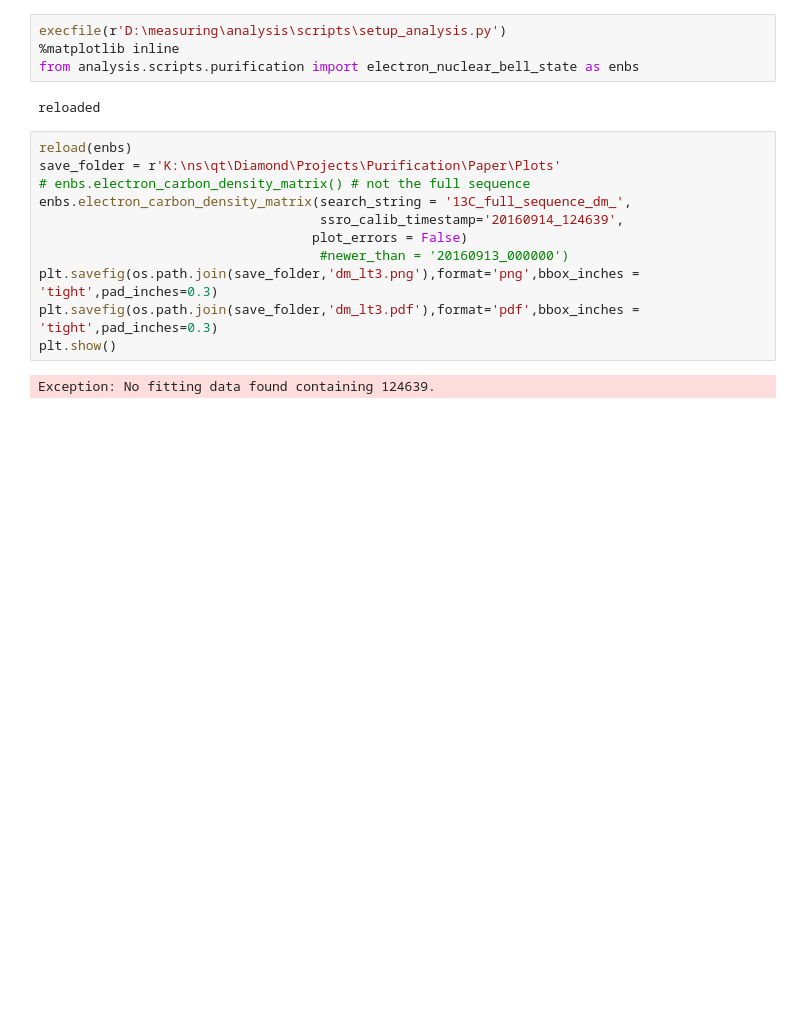
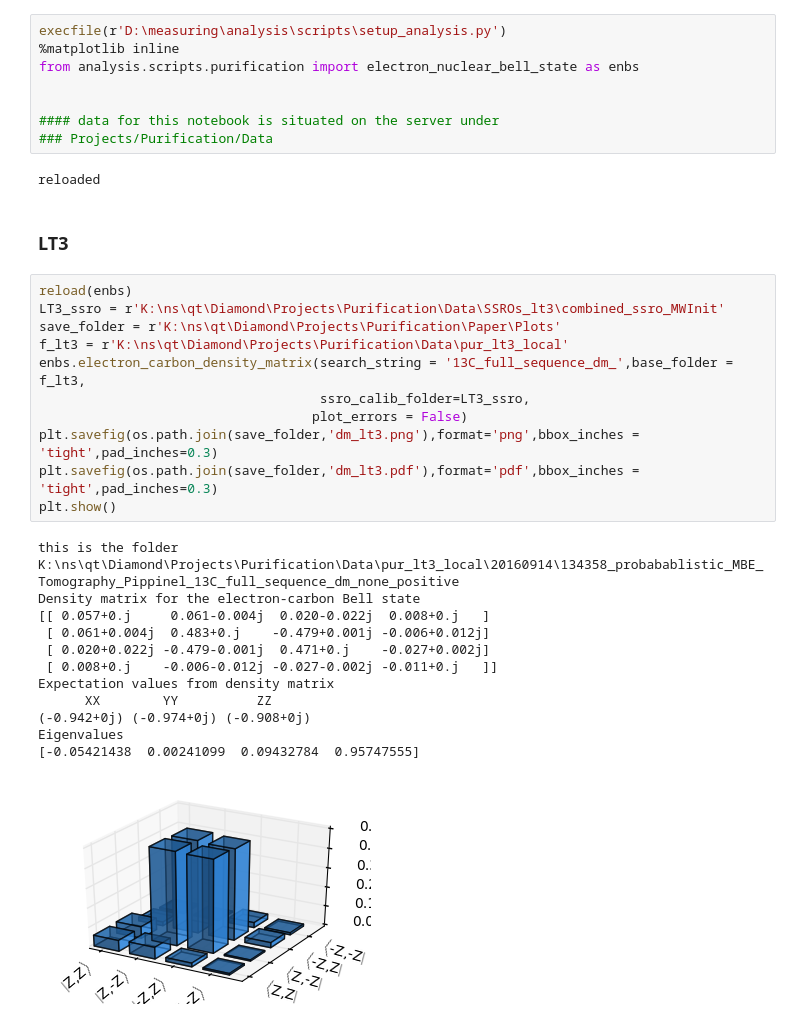
Before and after one commit to zaguros/analysis, a Jupyter notebook: notebooks/purification/Espin_carbon_density_matrix.ipynb, the cells around one changed output. Cells and saved outputs as stored; diff of their text form; blank space fills up the shorter version.

Commit message:
Outsourced some purification analysis to the server (data storage, analyze from anywhere) - NK

```diff
--- a/notebooks/purification/Espin_carbon_density_matrix.ipynb
+++ b/notebooks/purification/Espin_carbon_density_matrix.ipynb
@@ -2,18 +2,35 @@
 execfile(r'D:\measuring\analysis\scripts\setup_analysis.py')
 %matplotlib inline
 from analysis.scripts.purification import electron_nuclear_bell_state as enbs
+
+
+#### data for this notebook is situated on the server under
+### Projects/Purification/Data
 # %% [output]
 reloaded
+# %% [markdown]
+### LT3
 # %%
 reload(enbs)
+LT3_ssro = r'K:\ns\qt\Diamond\Projects\Purification\Data\SSROs_lt3\combined_ssro_MWInit'
 save_folder = r'K:\ns\qt\Diamond\Projects\Purification\Paper\Plots'
-# enbs.electron_carbon_density_matrix() # not the full sequence
-enbs.electron_carbon_density_matrix(search_string = '13C_full_sequence_dm_',
-                                    ssro_calib_timestamp='20160914_124639',
+f_lt3 = r'K:\ns\qt\Diamond\Projects\Purification\Data\pur_lt3_local'
+enbs.electron_carbon_density_matrix(search_string = '13C_full_sequence_dm_',base_folder = f_lt3,
+                                    ssro_calib_folder=LT3_ssro,
                                    plot_errors = False)
-                                    #newer_than = '20160913_000000')
 plt.savefig(os.path.join(save_folder,'dm_lt3.png'),format='png',bbox_inches = 'tight',pad_inches=0.3)
 plt.savefig(os.path.join(save_folder,'dm_lt3.pdf'),format='pdf',bbox_inches = 'tight',pad_inches=0.3)
 plt.show()
 # %% [output]
-Exception: No fitting data found containing 124639.
+this is the folder K:\ns\qt\Diamond\Projects\Purification\Data\pur_lt3_local\20160914\134358_probabablistic_MBE_Tomography_Pippinel_13C_full_sequence_dm_none_positive
+Density matrix for the electron-carbon Bell state
+[[ 0.057+0.j     0.061-0.004j  0.020-0.022j  0.008+0.j   ]
+ [ 0.061+0.004j  0.483+0.j    -0.479+0.001j -0.006+0.012j]
+ [ 0.020+0.022j -0.479-0.001j  0.471+0.j    -0.027+0.002j]
+ [ 0.008+0.j    -0.006-0.012j -0.027-0.002j -0.011+0.j   ]]
+Expectation values from density matrix
+      XX        YY          ZZ
+(-0.942+0j) (-0.974+0j) (-0.908+0j)
+Eigenvalues
+[-0.05421438  0.00241099  0.09432784  0.95747555]
+[figure, added]
```
Also changed, not shown: parts of 2 cells of this notebook, 5 other files.
